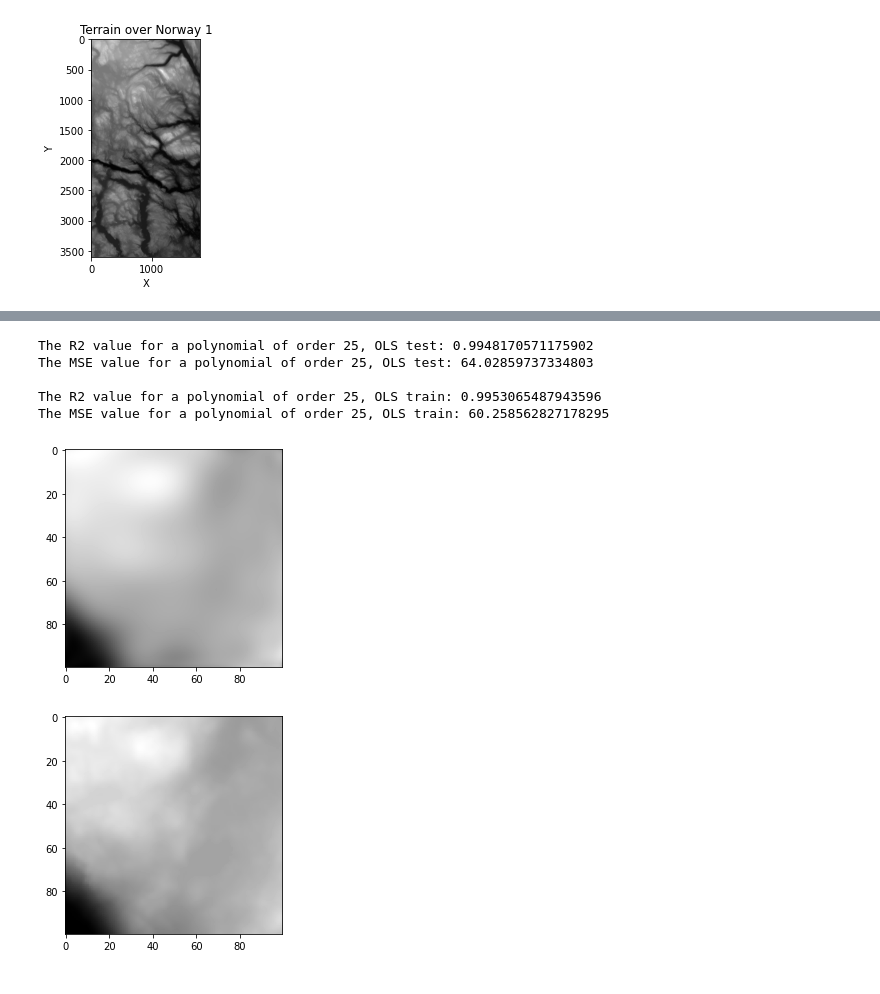
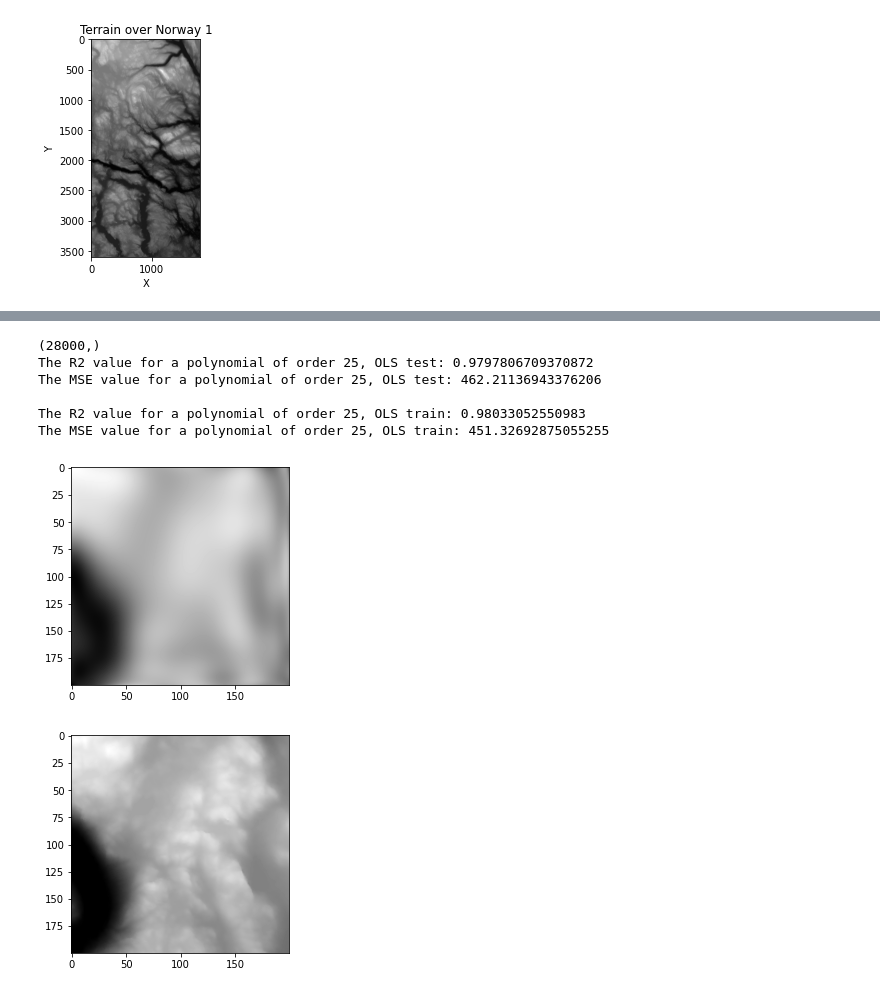
Before and after one commit to espentn/FYS-STK3155, a Jupyter notebook: FYS-STK3155.ipynb, the cells around one changed output, grey strips where cells are left out. Cells and saved outputs as stored; diff of their text form; code cells hidden in the pictures.

```diff
--- a/FYS-STK3155.ipynb
+++ b/FYS-STK3155.ipynb
@@ -753,7 +759,7 @@ The MSE value for a polynomial of order 5, OLS train: 42638.77734194127
 # %%
 # np.random.seed(2020)
 
-newLength = 100
+newLength = 200
 startingPoint = 100
 x1 = np.linspace(0,1,newLength)
 x2 = np.linspace(0,1,newLength)
@@ -763,36 +769,38 @@ croppedTerrain = terrain1[startingPoint:newLength+startingPoint, startingPoint:n
 y = croppedTerrain.ravel()
 
 degree = 25
 X = createDesignMatrix(x1,x2,degree)
 
 X_train, X_test, y_train, y_test = train_test_split(X,y,test_size=0.3)
 X_train, X_test = Scale(X_train, X_test)
 
 beta = np.linalg.pinv(X_train.T.dot(X_train)).dot(X_train.T).dot(y_train)
 y_tilde = (X_train @ beta)
+print(y_tilde.shape)
 y_pred = (X_test @ beta)
 
 scaler = StandardScaler()
 scaler.fit(X[:,1:])
 X[:,1:] = scaler.transform(X[:,1:])
 
 beta = np.linalg.pinv(X.T.dot(X)).dot(X.T).dot(y)
 y_new = (X @ beta)
 
 plt.figure()
 plt.imshow(y_new.reshape(newLength,newLength), cmap='gray')
 plt.figure()
 plt.imshow(croppedTerrain, cmap='gray')
 
 print(f"The R2 value for a polynomial of order {degree}, OLS test: {R2(y_test, y_pred)}")
 print(f"The MSE value for a polynomial of order {degree}, OLS test: {MSE(y_test, y_pred)}")
 print(f"\nThe R2 value for a polynomial of order {degree}, OLS train: {R2(y_train, y_tilde)}")
 print(f"The MSE value for a polynomial of order {degree}, OLS train: {MSE(y_train, y_tilde)}")
 # %% [output]
-The R2 value for a polynomial of order 25, OLS test: 0.9948170571175902
-The MSE value for a polynomial of order 25, OLS test: 64.02859737334803
+(28000,)
+The R2 value for a polynomial of order 25, OLS test: 0.9797806709370872
+The MSE value for a polynomial of order 25, OLS test: 462.21136943376206
 
-The R2 value for a polynomial of order 25, OLS train: 0.9953065487943596
-The MSE value for a polynomial of order 25, OLS train: 60.258562827178295
+The R2 value for a polynomial of order 25, OLS train: 0.98033052550983
+The MSE value for a polynomial of order 25, OLS train: 451.32692875055255
-[figure, old version]
+[figure, new version]
-[figure, old version]
+[figure, new version]
```
Also changed, not shown: parts of 4 cells of this notebook.
